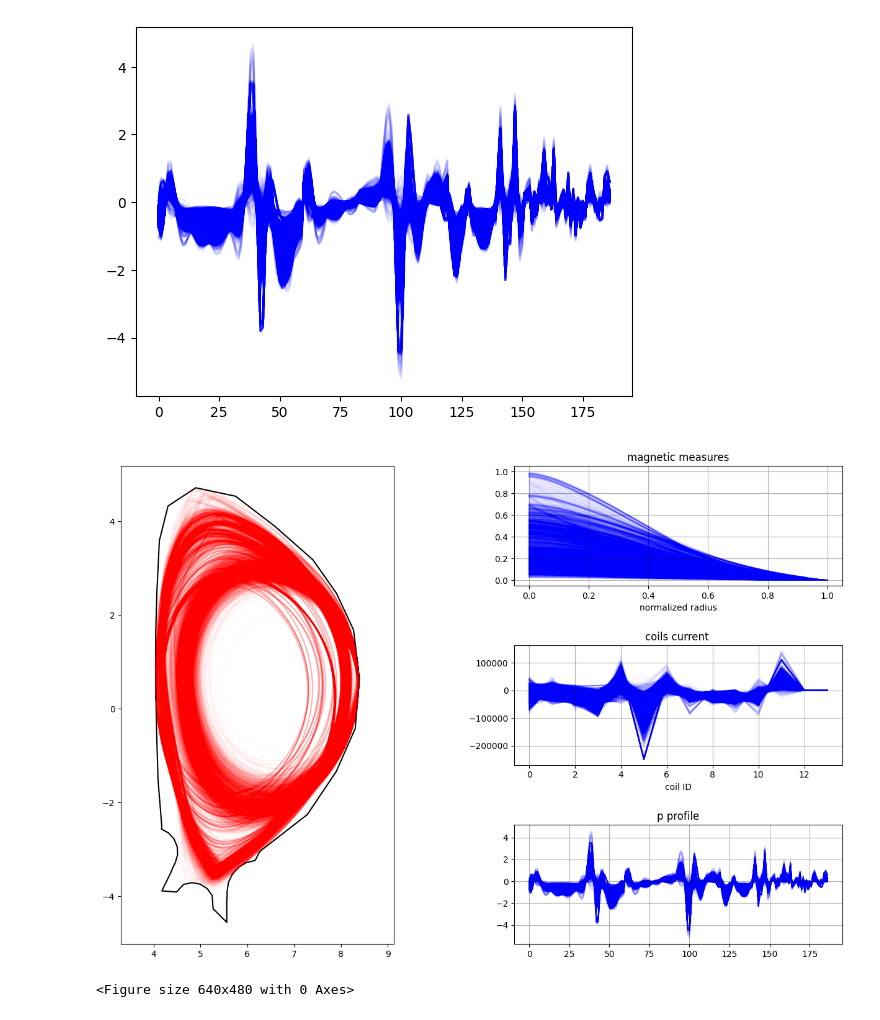
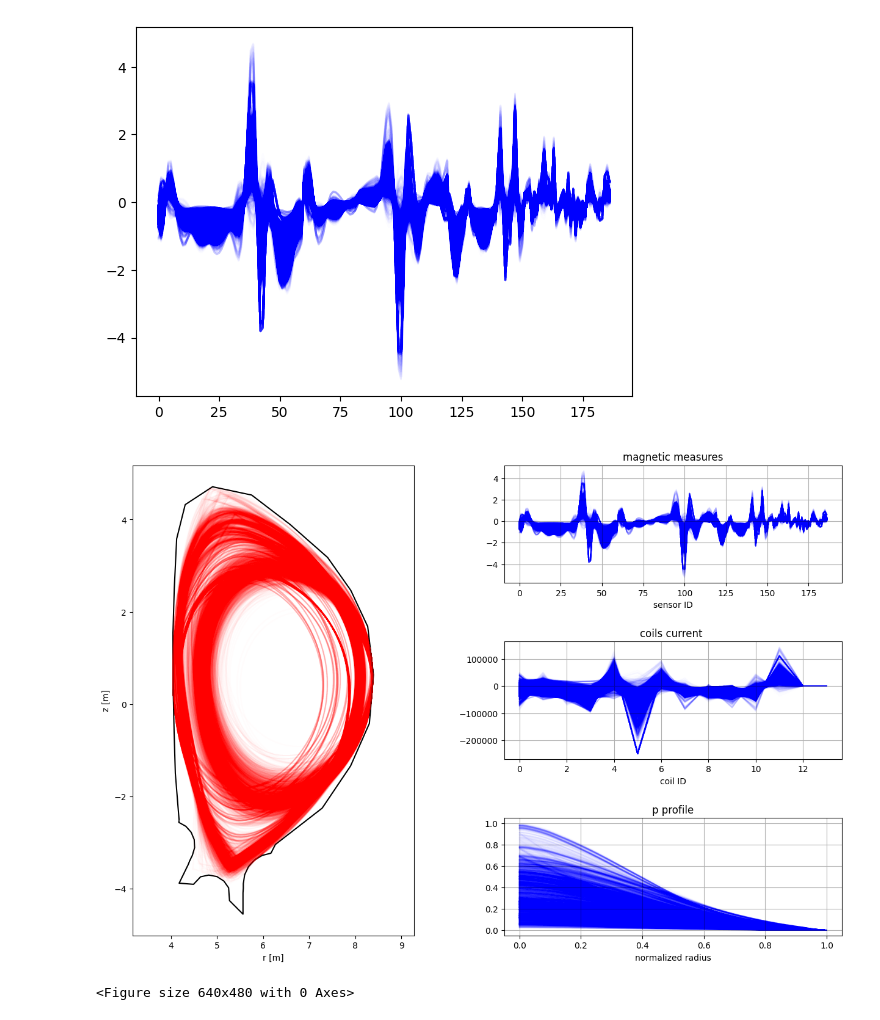
Before and after one commit to matteobonotto/ITERlike-equilibrium-dataset, a Jupyter notebook: notebooks/use_dataset.ipynb, the cells around one changed output. Drawn from its saved outputs; the diff is of its cells as text; code cells hidden in the pictures.

```diff
--- a/notebooks/use_dataset.ipynb
+++ b/notebooks/use_dataset.ipynb
@@ -141,7 +141,7 @@ def contourf(z, RR, ZZ, title="", separatrix=None, first_wall=None, ax=None):
 # Create figure and master GridSpec
 fig = plt.figure(figsize=(15, 10))
 outer = gridspec.GridSpec(
-    nrows=1, ncols=3, width_ratios=[1, 0, 1.2], wspace=0.3
+    nrows=1, ncols=3, width_ratios=[1, -.1, 1.2], wspace=0.3
 )
 
 # Contour plots (left and middle) take full height
@@ -150,7 +150,9 @@ ax1 = fig.add_subplot(outer[0, 0])
 ax1.plot(equilibrium.first_wall.r, equilibrium.first_wall.z, 'k')
 ax1.plot(separatrix[:,:,0].T, separatrix[:,:,1].T, alpha=0.01, color='r')
 ax1.axis("equal")
-
+ax1.set_xlabel("r [m]")
+ax1.set_ylabel("z [m]")
+# ax1.set_title("Separatrix")
 # ax2 = fig.add_subplot(outer[0, 1])
 # contourf(jphi, RR, ZZ, separatrix=separatrix, first_wall=first_wall, title="jphi", ax=ax2)
 
@@ -172,38 +174,38 @@ ax5 = fig.add_subplot(inner[2])
 # # plot currents
 # ax4.scatter(np.arange(coil_curr.shape[0]), coil_curr.reshape(-1, 1))
 # ax4.set_title("coils current ")
 # ax4.set_xlabel("coil ID")
 # ax4.grid(True)
 
 # # plot p profile
 # ax5.plot(np.linspace(0, 1, p_profile.shape[0]), p_profile.reshape(-1, 1))
 # ax5.set_title("p profile")
 # ax3.set_xlabel("normalized radius")
 # ax5.grid(True)
 
 fig = plt.figure()
 ax3.plot(
-    (np.linspace(0,1,p_profile.shape[-1])[None, ...]*np.ones_like(p_profile)).T,
-    p_profile.T/p_profile.max(), alpha=0.01, color='b')
+    mag_measures.T, alpha=0.01, color='b')
 ax3.set_title("magnetic measures")
 ax3.set_xlabel("sensor ID")
 ax3.grid(True)
 
 ax4.plot(
     c_curr.T, alpha=0.01, color='b')
 ax4.set_title("coils current ")
 ax4.set_xlabel("coil ID")
 ax4.grid(True)
 
 ax5.plot(
-    mag_measures.T, alpha=0.01, color='b')
+    (np.linspace(0,1,p_profile.shape[-1])[None, ...]*np.ones_like(p_profile)).T,
+    p_profile.T/p_profile.max(), alpha=0.01, color='b')
 ax5.set_title("p profile")
-ax3.set_xlabel("normalized radius")
+ax5.set_xlabel("normalized radius")
 ax5.grid(True)
 
 plt.show()
 # %% [output]
-[figure, old version]
+[figure, new version]
 <Figure size 640x480 with 0 Axes>
 # %%
 
```
Also changed, not shown: parts of 1 cell of this notebook, 5 other files.
